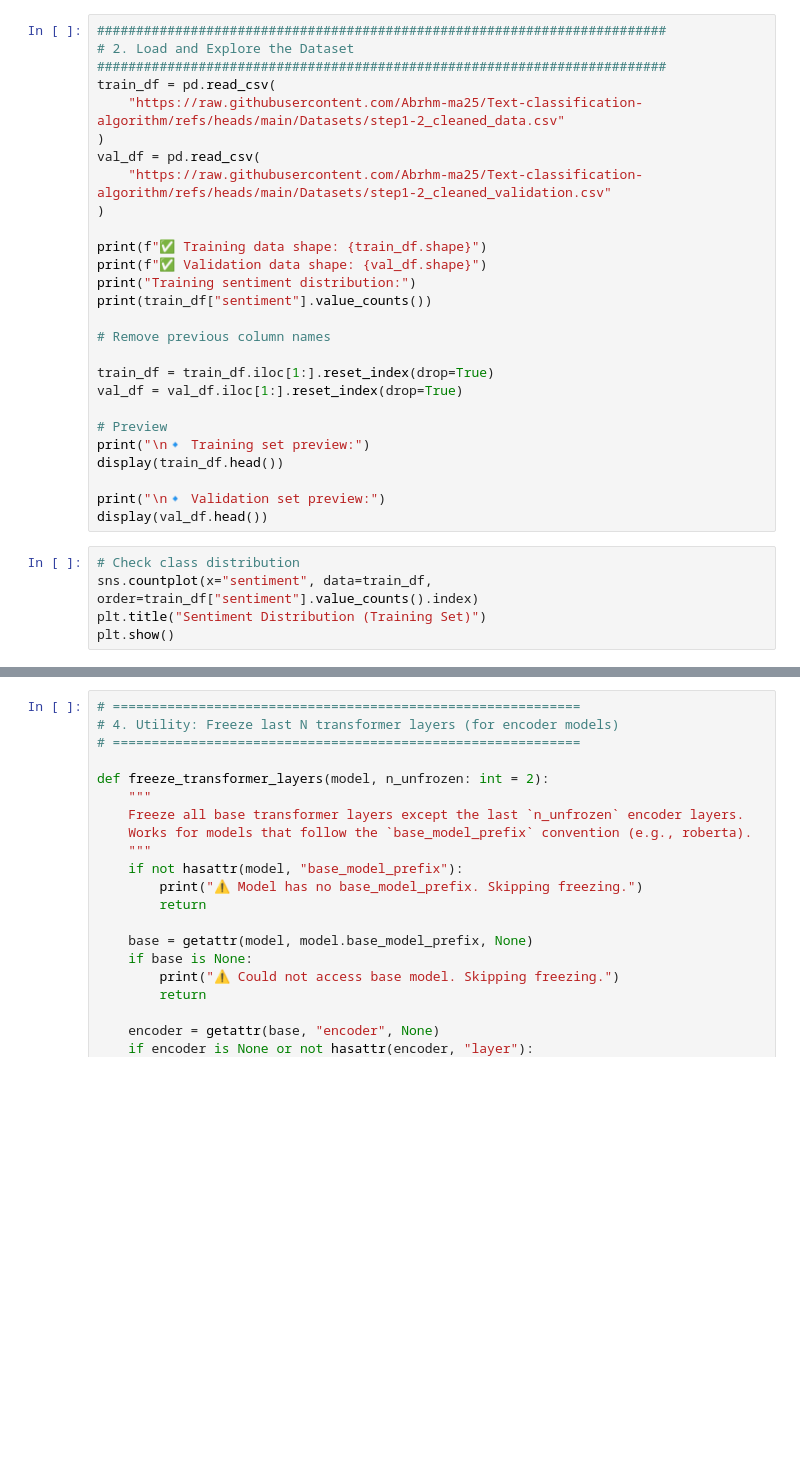
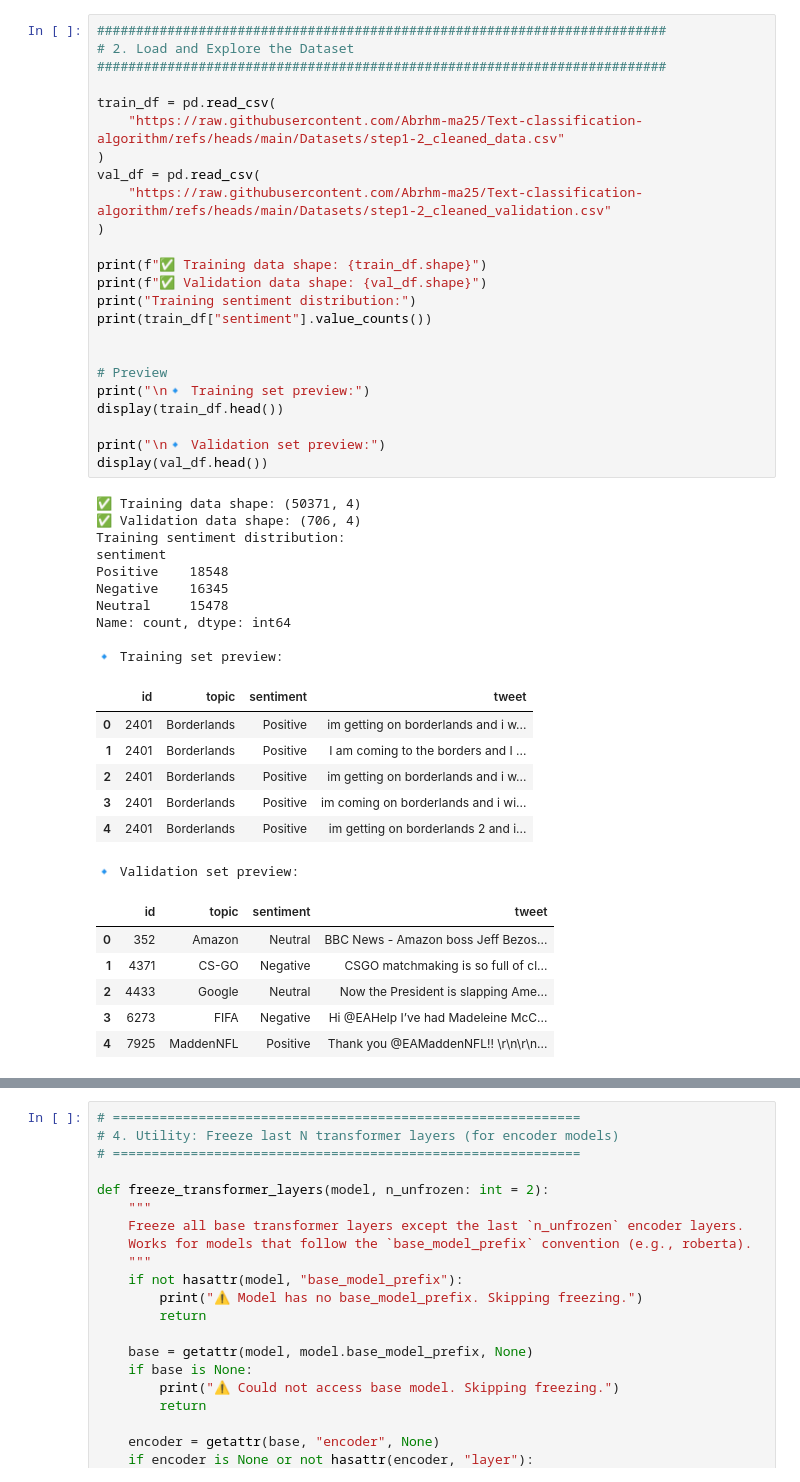
Before and after one commit to Abrhm-ma25/Text-classification-algorithm, a Jupyter notebook: ft_transformers_.ipynb, the cells around one changed output, grey strips where cells are left out. Drawn from its saved outputs; the diff is of its cells as text; blank space fills up the shorter version.

```diff
--- a/ft_transformers_.ipynb
+++ b/ft_transformers_.ipynb
@@ -57,32 +56,48 @@ print(f"🧠 PyTorch version: {torch.__version__}")
 # %%
 #########################################################################
 # 2. Load and Explore the Dataset
 #########################################################################
+
 train_df = pd.read_csv(
     "https://raw.githubusercontent.com/Abrhm-ma25/Text-classification-algorithm/refs/heads/main/Datasets/step1-2_cleaned_data.csv"
 )
 val_df = pd.read_csv(
     "https://raw.githubusercontent.com/Abrhm-ma25/Text-classification-algorithm/refs/heads/main/Datasets/step1-2_cleaned_validation.csv"
 )
 
 print(f"✅ Training data shape: {train_df.shape}")
 print(f"✅ Validation data shape: {val_df.shape}")
 print("Training sentiment distribution:")
 print(train_df["sentiment"].value_counts())
 
-# Remove previous column names
-
-train_df = train_df.iloc[1:].reset_index(drop=True)
-val_df = val_df.iloc[1:].reset_index(drop=True)
 
 # Preview
 print("\n🔹 Training set preview:")
 display(train_df.head())
 
 print("\n🔹 Validation set preview:")
 display(val_df.head())
+# %% [output]
+✅ Training data shape: (50371, 4)
+✅ Validation data shape: (706, 4)
+Training sentiment distribution:
+sentiment
+Positive    18548
+Negative    16345
+Neutral     15478
+Name: count, dtype: int64
+
+🔹 Training set preview:
+|  | id | topic | sentiment | tweet |
+| 0 | 2401 | Borderlands | Positive | im getting on borderlands and i w... |
+| 1 | 2401 | Borderlands | Positive | I am coming to the borders and I ... |
+| 2 | 2401 | Borderlands | Positive | im getting on borderlands and i w... |
+| 3 | 2401 | Borderlands | Positive | im coming on borderlands and i wi... |
+| 4 | 2401 | Borderlands | Positive | im getting on borderlands 2 and i... |
+🔹 Validation set preview:
+|  | id | topic | sentiment | tweet |
+| 0 | 352 | Amazon | Neutral | BBC News - Amazon boss Jeff Bezos... |
+| 1 | 4371 | CS-GO | Negative | CSGO matchmaking is so full of cl... |
+| 2 | 4433 | Google | Neutral | Now the President is slapping Ame... |
+| 3 | 6273 | FIFA | Negative | Hi @EAHelp I’ve had Madeleine McC... |
+| 4 | 7925 | MaddenNFL | Positive | Thank you @EAMaddenNFL!! \r\n\r\n... |
-# %%
-# Check class distribution
-sns.countplot(x="sentiment", data=train_df, order=train_df["sentiment"].value_counts().index)
-plt.title("Sentiment Distribution (Training Set)")
-plt.show()
```
Also changed, not shown: parts of 7 cells of this notebook.
